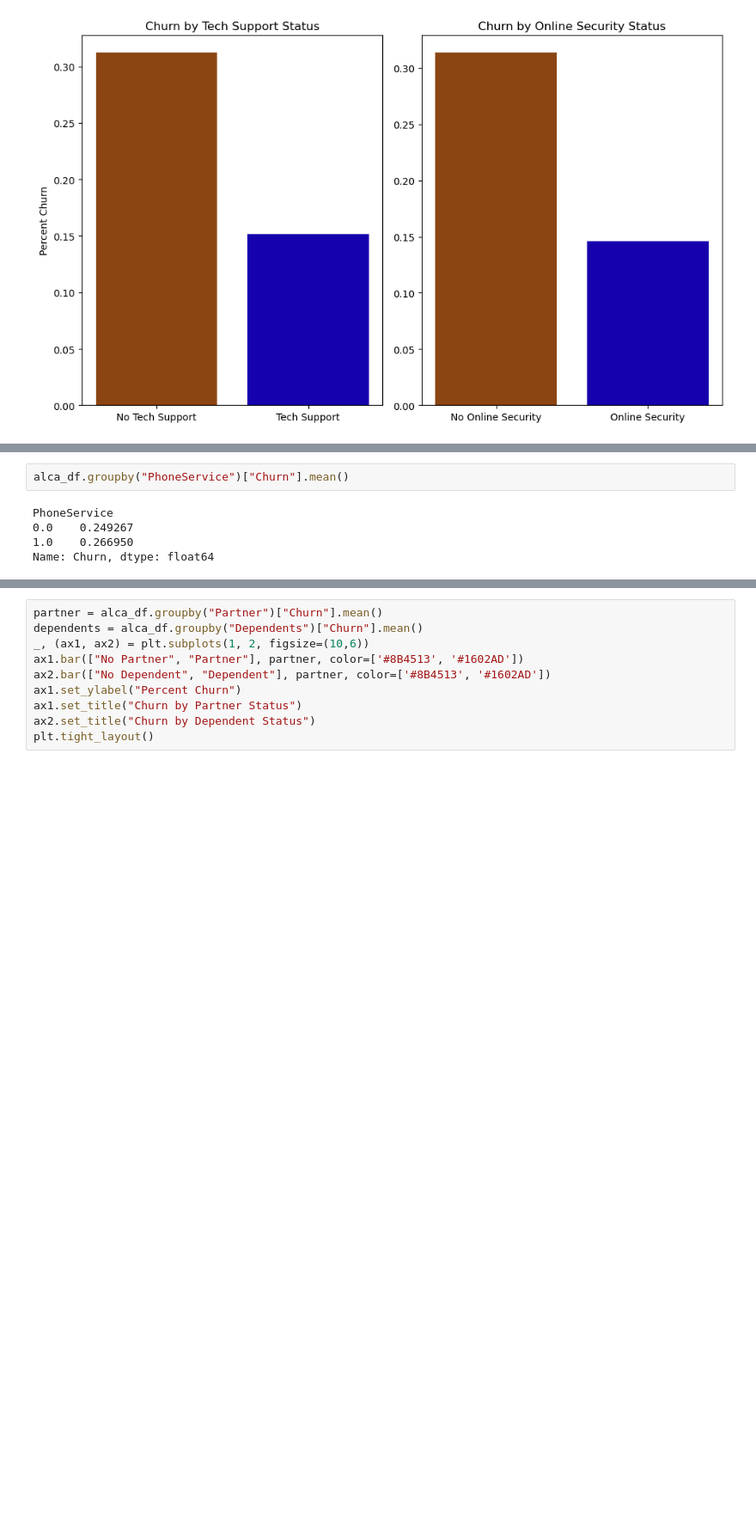
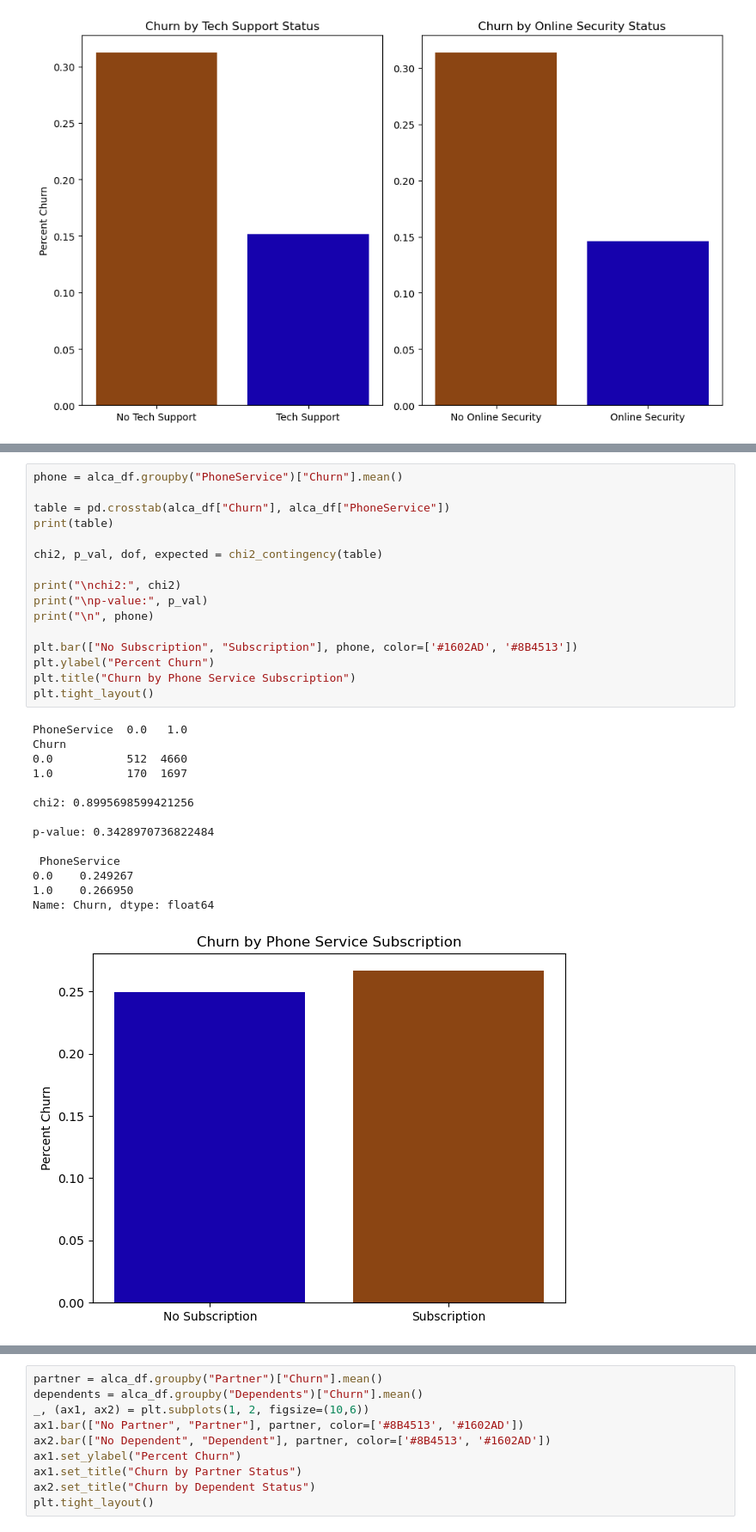
Before and after one commit to brooks-reece/ML-Case-Study, a Jupyter notebook: Alberta.ipynb, the cells around one changed output, grey strips where cells are left out. Shown at 86% size. Cells and saved outputs as stored; diff of their text form; blank space fills up the shorter version.

```diff
--- a/Alberta.ipynb
+++ b/Alberta.ipynb
@@ -664,8 +720,32 @@ Name: Churn, dtype: float64
 # %%
-alca_df.groupby("PhoneService")["Churn"].mean()
+phone = alca_df.groupby("PhoneService")["Churn"].mean()
+
+table = pd.crosstab(alca_df["Churn"], alca_df["PhoneService"])
+print(table)
+
+chi2, p_val, dof, expected = chi2_contingency(table)
+
+print("\nchi2:", chi2)
+print("\np-value:", p_val)
+print("\n", phone)
+
+plt.bar(["No Subscription", "Subscription"], phone, color=['#1602AD', '#8B4513'])
+plt.ylabel("Percent Churn")
+plt.title("Churn by Phone Service Subscription")
+plt.tight_layout()
 # %% [output]
-PhoneService
+PhoneService  0.0   1.0
+Churn
+0.0           512  4660
+1.0           170  1697
+
+chi2: 0.8995698599421256
+
+p-value: 0.3428970736822484
+
+ PhoneService
 0.0    0.249267
 1.0    0.266950
 Name: Churn, dtype: float64
+[figure, added]
 # %%
```
Also changed, not shown: parts of 5 cells of this notebook, 3 other files.
